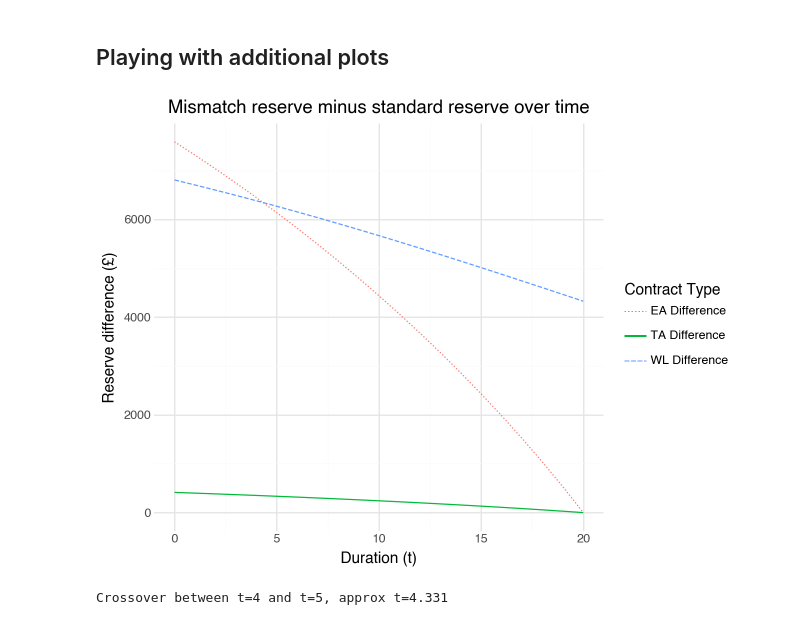
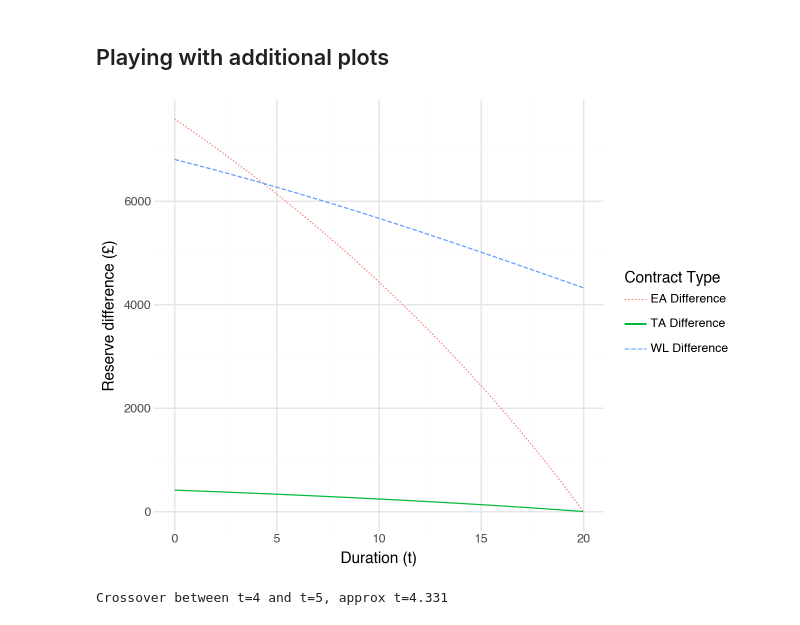
Before and after one commit to ytterbiu/smm065-computer-based-assessment, a Jupyter notebook: cm1-p2-cw-notebook.ipynb, the cells around one changed output. Saved outputs shown, nothing was run; the diff lists cells and outputs as text; code cells hidden in the pictures.

```diff
--- a/cm1-p2-cw-notebook.ipynb
+++ b/cm1-p2-cw-notebook.ipynb
@@ -160,7 +160,26 @@ for i in range(len(df_improved) - 2, -1, -1):
     e_x[i] = (1 - q_x[i]) * (1 + e_x[i + 1])
 df_improved["e_x"] = e_x
 
-with pd.option_context("display.float_format", "{:.6f}".format):
-    # display(df[["Age", "e_[x]", "e_[x-1]+1", "e_x"]].head())
-    display(df_improved.head())
+# e_[x-1]+1 — one select year remaining, then into ultimate
+e1 = np.zeros(len(df_improved))
+for i in range(len(df_improved) - 2, -1, -1):
+    e1[i] = (1 - q1[i]) * (1 + e_x[i + 1])
+df_improved["e_[x-1]+1"] = e1
+
+# e_[x] — full select period, then into second select year
+e0 = np.zeros(len(df_improved))
+for i in range(len(df_improved) - 2, -1, -1):
+    e0[i] = (1 - q0[i]) * (1 + e1[i + 1])
+df_improved["e_[x]"] = e0
+
+# print out matching IFoA formulae and tables formatting
+display_configs = [
+    ("{:.6f}", ["Age", "q_[x]", "q_[x-1]+1", "q_x"]),
+    ("{:.4f}", ["Age", "l_[x]", "l_[x-1]+1", "l_x"]),
+    ("{:.3f}", ["Age", "e_x", "e_[x]", "e_[x-1]+1"]),
+]
+
+for fmt, cols in display_configs:
+    with pd.option_context("display.float_format", fmt.format):
+        display(df_improved[cols].head())
 # %% [output]
@@ -806,12 +837,14 @@ reserve_mismatch_plot
 # %%
 # playing with additional plots for Q6
 # Build differences dataframe
-df_diff = pd.DataFrame({
-    "Duration (t)": t_values,
-    "WL Difference": [reserves_WL_mismatch[t] - reserves_WL[t] for t in t_values],
-    "TA Difference": [reserves_TA_mismatch[t] - reserves_TA[t] for t in t_values],
-    "EA Difference": [reserves_EA_mismatch[t] - reserves_EA[t] for t in t_values],
-})
+df_diff = pd.DataFrame(
+    {
+        "Duration (t)": t_values,
+        "WL Difference": [reserves_WL_mismatch[t] - reserves_WL[t] for t in t_values],
+        "TA Difference": [reserves_TA_mismatch[t] - reserves_TA[t] for t in t_values],
+        "EA Difference": [reserves_EA_mismatch[t] - reserves_EA[t] for t in t_values],
+    }
+)
 
 # Melt to long format
 df_diff_melted = df_diff.melt(
@@ -822,35 +855,38 @@ df_diff_melted = df_diff.melt(
 )
 
 # Plot
 diff_plot = (
     ggplot(
         df_diff_melted,
         aes(
             x="Duration (t)",
             y="Reserve Difference (£)",
             color="Contract Type",
             linetype="Contract Type",
         ),
     )
     + geom_line()
     # + geom_hline(yintercept=0, linetype="dotted", color="black", size=0.5)
     + scale_linetype_manual(
         values={
             "WL Difference": "dashed",
             "TA Difference": "solid",
             "EA Difference": "dotted",
         }
     )
     + theme_minimal()
     + labs(
-        title="Mismatch reserve minus standard reserve over time",
+        # title="Mismatch reserve minus standard reserve over time",
         x="Duration (t)",
         y="Reserve difference (£)",
     )
 )
+diff_plot.save(
+    "../fig/appendix-mismatch-over-20y.pdf", dpi=300, width=6.3, height=3.78, units="in"
+)
 diff_plot
 # %% [output]
-[figure, old version]
+[figure, new version]
 # %%
 # using linear interpolation (from CM1(1)) to estimate crossover point
 for i in range(len(df_diff) - 1):
```
Also changed, not shown: parts of 3 cells of this notebook.
